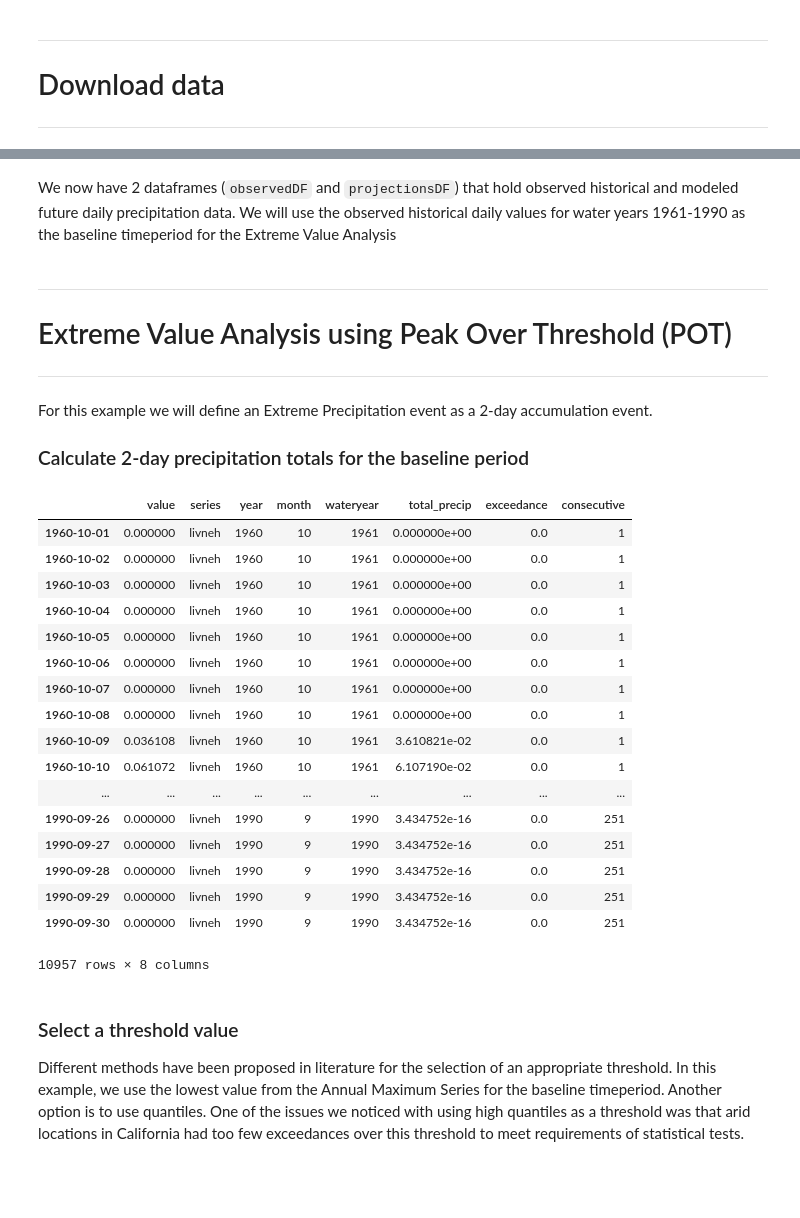
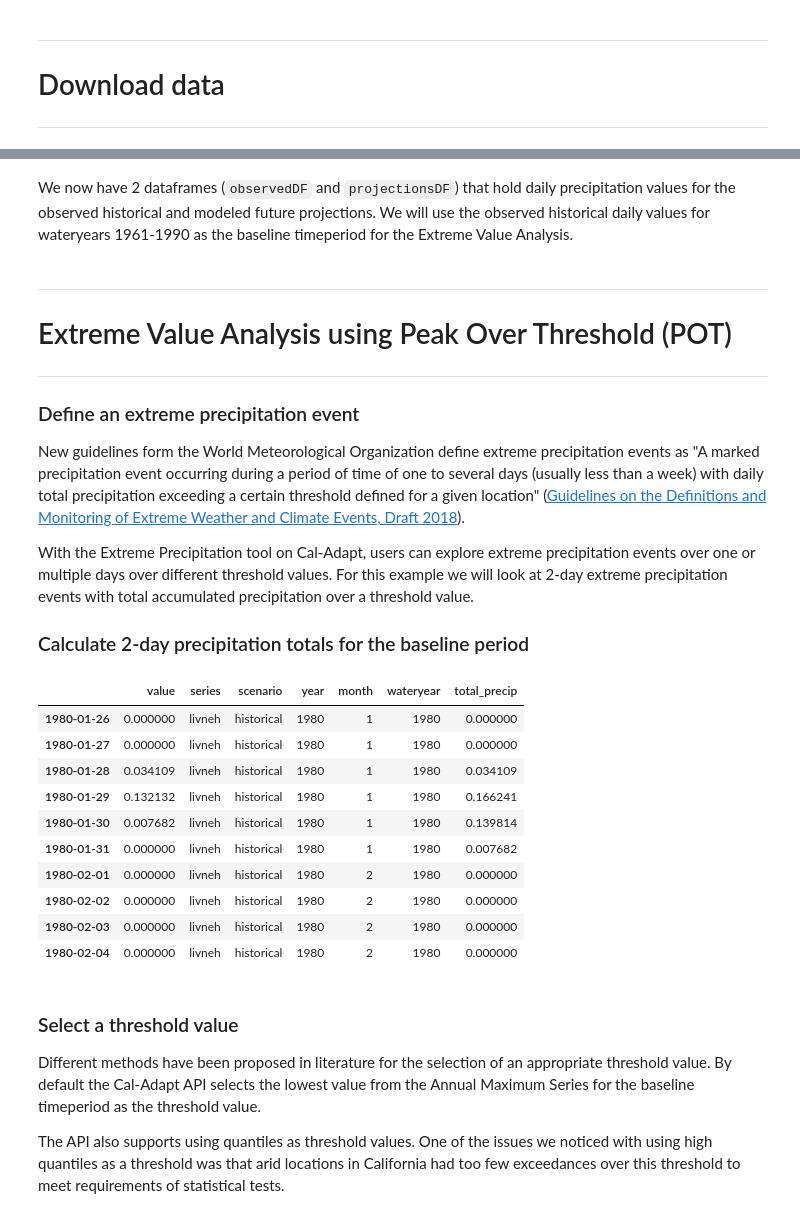
Before and after one commit to berkeley-gif/caladapt-docs, a Jupyter notebook: cookbook/precip_extreme_value_analysis-POT.ipynb, the cells around one changed output, grey strips where cells are left out. Drawn from its saved outputs; the diff is of its cells as text; code cells hidden in the pictures; blank space fills up the shorter version.

```diff
--- a/cookbook/precip_extreme_value_analysis-POT.ipynb
+++ b/cookbook/precip_extreme_value_analysis-POT.ipynb
@@ -180,47 +182,50 @@ Processing: pr_day_CNRM-CM5_rcp85
 # %% [markdown]
-We now have 2 dataframes (`observedDF` and `projectionsDF`) that hold observed historical and modeled future daily precipitation data. We will use the observed historical daily values for water years 1961-1990 as the baseline timeperiod for the Extreme Value Analysis
+We now have 2 dataframes (`observedDF` and `projectionsDF`) that hold daily precipitation values for the observed historical and modeled future projections. We will use the observed historical daily values for wateryears 1961-1990 as the baseline timeperiod for the Extreme Value Analysis.
-# %% [markdown]
-----
-# Extreme Value Analysis using Peak Over Threshold (POT)
-----
-
-For this example we will define an Extreme Precipitation event as a 2-day accumulation event.
-
-### Calculate 2-day precipitation totals for the baseline period
+# %% [markdown]
+----
+# Extreme Value Analysis using Peak Over Threshold (POT)
+----
+
+
+### Define an extreme precipitation event
+
+New guidelines form the World Meteorological Organization define extreme precipitation events as "A marked precipitation event occurring during a period of time of one to several days (usually less than a week) with daily total precipitation exceeding a certain threshold defined for a given location" ([Guidelines on the Definitions and Monitoring of Extreme Weather and Climate Events, Draft 2018](http://www.wmo.int/pages/prog/wcp/ccl/documents/GUIDELINESONTHEDEFINTIONANDMONITORINGOFEXTREMEWEATHERANDCLIMATEEVENTS_09032018.pdf)).
+
+With the Extreme Precipitation tool on Cal-Adapt, users can explore extreme precipitation events over one or multiple days over different threshold values. For this example we will look at 2-day extreme precipitation events with total accumulated precipitation over a threshold value.
+
+### Calculate 2-day precipitation totals for the baseline period
 # %%
 # Filter data by baseline time period
 baselineDF = observedDF.loc[(observedDF['wateryear'] >= 1961) & (observedDF['wateryear'] <= 1990)]
 baselineDF = pd.DataFrame(baselineDF)
 # %%
 # Duration of an extreme precipitation event
-duration = 1
+duration = 2
 # %%
-# Calculate 2-day rainfall totals
+# Calculate 2-day rainfall totals and store it in a new column called tatal_precip
 baselineDF['total_precip'] = baselineDF['value'].rolling(duration).sum()
-baselineDF
+
+# Display some records from the year 1980
+pd.options.display.float_format = '{:,.6f}'.format
+baselineDF[baselineDF.year == 1980].iloc[25:35, :]
 # %% [output]
-|  | value | series | year | month | wateryear | total_precip | exceedance | consecutive |
-| 1960-10-01 | 0.000000 | livneh | 1960 | 10 | 1961 | 0.000000e+00 | 0.0 | 1 |
-| 1960-10-02 | 0.000000 | livneh | 1960 | 10 | 1961 | 0.000000e+00 | 0.0 | 1 |
-| 1960-10-03 | 0.000000 | livneh | 1960 | 10 | 1961 | 0.000000e+00 | 0.0 | 1 |
-| 1960-10-04 | 0.000000 | livneh | 1960 | 10 | 1961 | 0.000000e+00 | 0.0 | 1 |
-| 1960-10-05 | 0.000000 | livneh | 1960 | 10 | 1961 | 0.000000e+00 | 0.0 | 1 |
-| 1960-10-06 | 0.000000 | livneh | 1960 | 10 | 1961 | 0.000000e+00 | 0.0 | 1 |
-| 1960-10-07 | 0.000000 | livneh | 1960 | 10 | 1961 | 0.000000e+00 | 0.0 | 1 |
-| 1960-10-08 | 0.000000 | livneh | 1960 | 10 | 1961 | 0.000000e+00 | 0.0 | 1 |
-| 1960-10-09 | 0.036108 | livneh | 1960 | 10 | 1961 | 3.610821e-02 | 0.0 | 1 |
-| 1960-10-10 | 0.061072 | livneh | 1960 | 10 | 1961 | 6.107190e-02 | 0.0 | 1 |
-| ... | ... | ... | ... | ... | ... | ... | ... | ... |
-| 1990-09-26 | 0.000000 | livneh | 1990 | 9 | 1990 | 3.434752e-16 | 0.0 | 251 |
-| 1990-09-27 | 0.000000 | livneh | 1990 | 9 | 1990 | 3.434752e-16 | 0.0 | 251 |
-| 1990-09-28 | 0.000000 | livneh | 1990 | 9 | 1990 | 3.434752e-16 | 0.0 | 251 |
-| 1990-09-29 | 0.000000 | livneh | 1990 | 9 | 1990 | 3.434752e-16 | 0.0 | 251 |
-| 1990-09-30 | 0.000000 | livneh | 1990 | 9 | 1990 | 3.434752e-16 | 0.0 | 251 |
+|  | value | series | scenario | year | month | wateryear | total_precip |
+| 1980-01-26 | 0.000000 | livneh | historical | 1980 | 1 | 1980 | 0.000000 |
+| 1980-01-27 | 0.000000 | livneh | historical | 1980 | 1 | 1980 | 0.000000 |
+| 1980-01-28 | 0.034109 | livneh | historical | 1980 | 1 | 1980 | 0.034109 |
+| 1980-01-29 | 0.132132 | livneh | historical | 1980 | 1 | 1980 | 0.166241 |
+| 1980-01-30 | 0.007682 | livneh | historical | 1980 | 1 | 1980 | 0.139814 |
+| 1980-01-31 | 0.000000 | livneh | historical | 1980 | 1 | 1980 | 0.007682 |
+| 1980-02-01 | 0.000000 | livneh | historical | 1980 | 2 | 1980 | 0.000000 |
+| 1980-02-02 | 0.000000 | livneh | historical | 1980 | 2 | 1980 | 0.000000 |
+| 1980-02-03 | 0.000000 | livneh | historical | 1980 | 2 | 1980 | 0.000000 |
+| 1980-02-04 | 0.000000 | livneh | historical | 1980 | 2 | 1980 | 0.000000 |
-10957 rows × 8 columns
 # %% [markdown]
 ### Select a threshold value
 
-Different methods have been proposed in literature for the selection of an appropriate threshold. In this example, we use the lowest value from the Annual Maximum Series for the baseline timeperiod. Another option is to use quantiles. One of the issues we noticed with using high quantiles as a threshold was that arid locations in California had too few exceedances over this threshold to meet requirements of statistical tests.
+Different methods have been proposed in literature for the selection of an appropriate threshold value. By default the Cal-Adapt API selects the lowest value from the Annual Maximum Series for the baseline timeperiod as the threshold value.
+
+The API also supports using quantiles as threshold values. One of the issues we noticed with using high quantiles as a threshold was that arid locations in California had too few exceedances over this threshold to meet requirements of statistical tests.
 # %%
 # Create Annual Maximum Series
 AMS = baselineDF.groupby('wateryear').total_precip.max()
```
Also changed, not shown: parts of 34 cells of this notebook.
